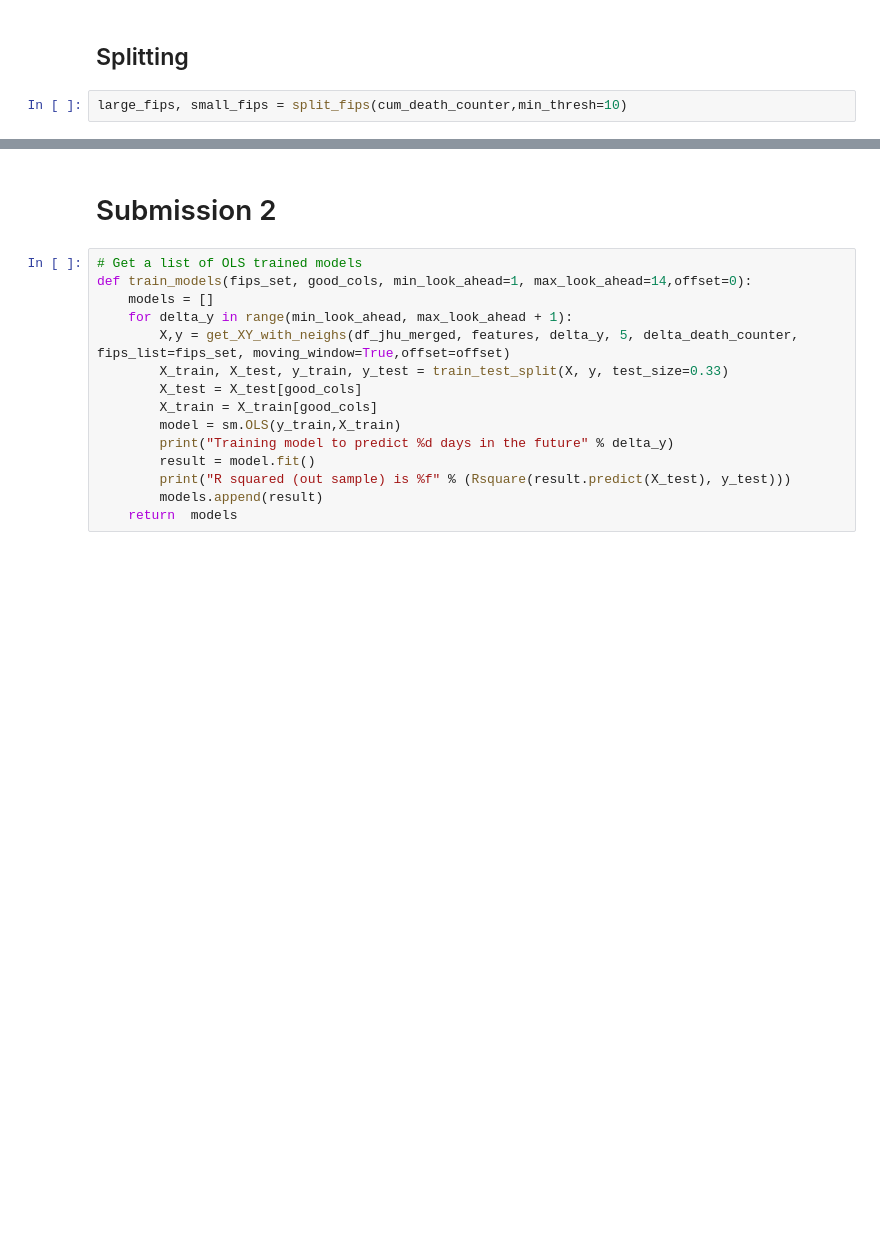
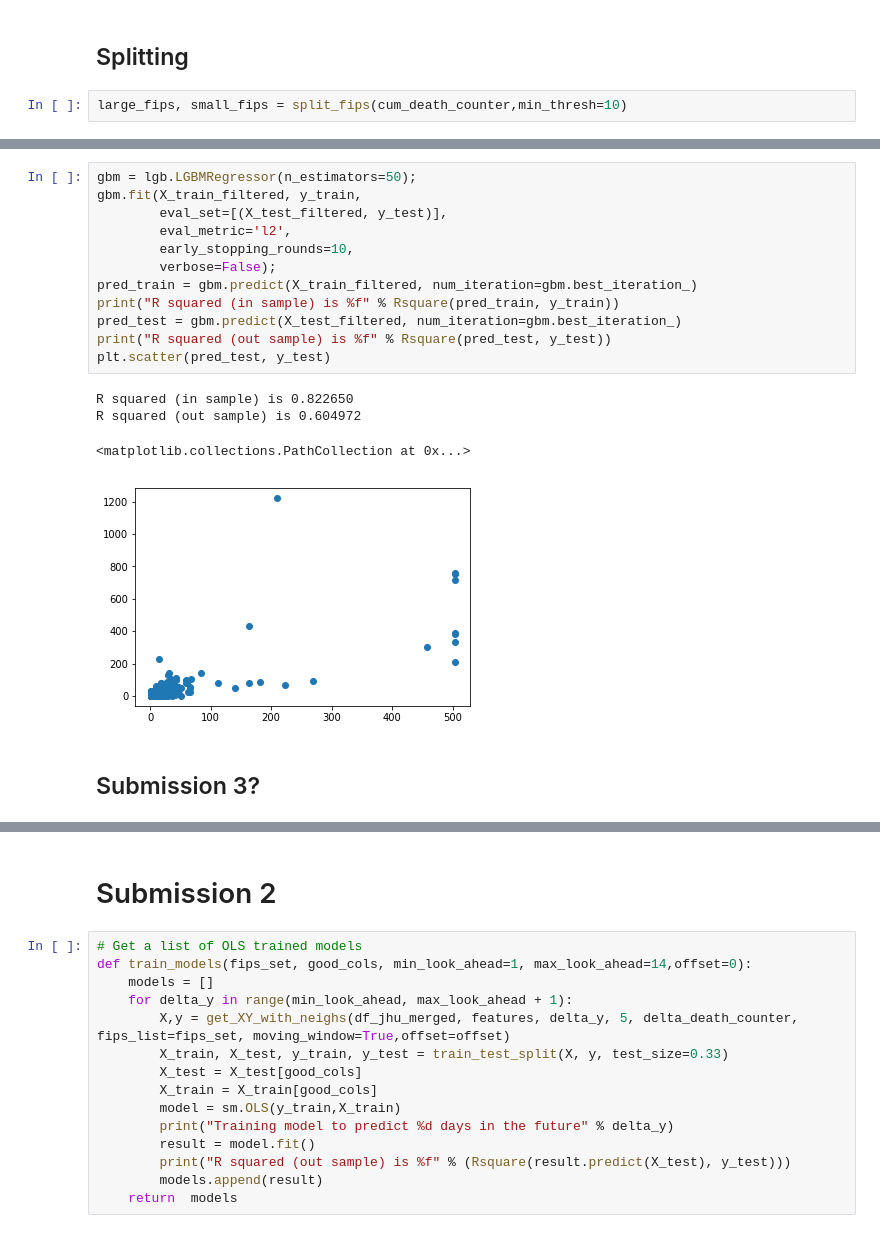
Before and after one commit to majesticfish/CS156B-Covid-Challenge, a Jupyter notebook: exploratory/Sean's Notebook/Just XY, please.ipynb, the cells around one changed output, grey strips where cells are left out. Cells and saved outputs as stored; diff of their text form; blank space fills up the shorter version.

```diff
--- a/exploratory/Sean's Notebook/Just XY, please.ipynb
+++ b/exploratory/Sean's Notebook/Just XY, please.ipynb
@@ -343,0 +309,19 @@ R^2 (out sample): 0.799430
+# %%
+gbm = lgb.LGBMRegressor(n_estimators=50);
+gbm.fit(X_train_filtered, y_train,
+        eval_set=[(X_test_filtered, y_test)],
+        eval_metric='l2',
+        early_stopping_rounds=10,
+        verbose=False);
+pred_train = gbm.predict(X_train_filtered, num_iteration=gbm.best_iteration_)
+print("R squared (in sample) is %f" % Rsquare(pred_train, y_train))
+pred_test = gbm.predict(X_test_filtered, num_iteration=gbm.best_iteration_)
+print("R squared (out sample) is %f" % Rsquare(pred_test, y_test))
+plt.scatter(pred_test, y_test)
+# %% [output]
+R squared (in sample) is 0.822650
+R squared (out sample) is 0.604972
+<matplotlib.collections.PathCollection at 0x...>
+[figure, added]
+# %% [markdown]
+## Submission 3?
```
Also changed, not shown: parts of 25 cells of this notebook, 4 other files.
